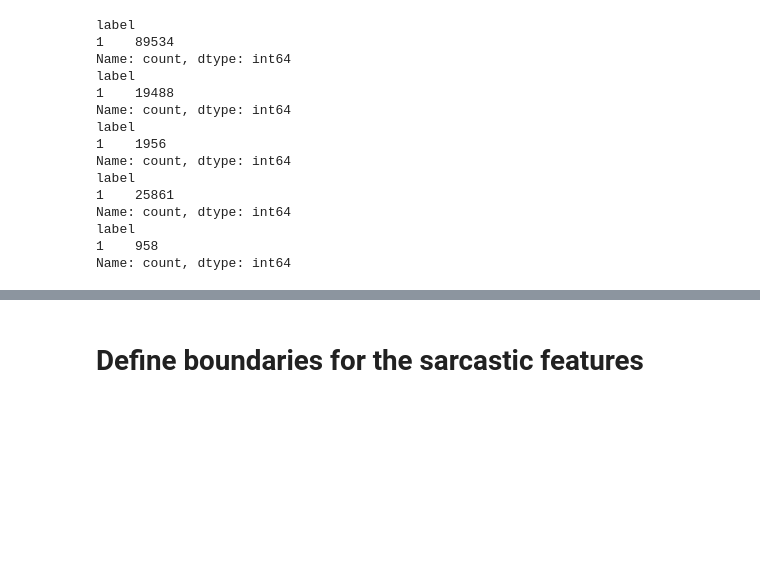
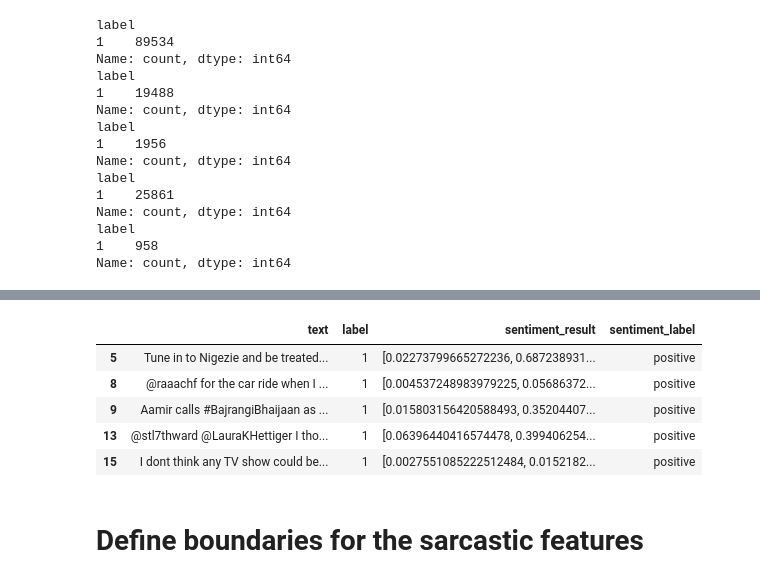
Before and after one commit to sba22224/Capstone_SBA22224, a Jupyter notebook: Code_Notebooks/Sarcasm Detection Model.ipynb, the cells around one changed output, grey strips where cells are left out. Cells and saved outputs as stored; diff of their text form; code cells hidden in the pictures; blank space fills up the shorter version.

```diff
--- a/Code_Notebooks/Sarcasm Detection Model.ipynb
+++ b/Code_Notebooks/Sarcasm Detection Model.ipynb
@@ -1085,24 +1149,16 @@ add3_neg = df_add3_sarc[(df_add3_sarc['sentiment_label'] == 'negative')]
 
 add4_pos = df_add4_sarc[(df_add4_sarc['sentiment_label'] == 'positive')]
 add4_neg = df_add4_sarc[(df_add4_sarc['sentiment_label'] == 'negative')]
-# %%
-#Drop unnecessary columns
-classification_cols = ['text', 'label']
-
-add_pos = add_pos[classification_cols]
-add_neg = add_neg[classification_cols]
-
-add1_pos = add1_pos[classification_cols]
-add1_neg = add1_neg[classification_cols]
-
-add2_pos = add2_pos[classification_cols]
-add2_neg = add2_neg[classification_cols]
-
-add3_pos = add3_pos[classification_cols]
-add3_neg = add3_neg[classification_cols]
-
-add4_pos = add4_pos[classification_cols]
-add4_neg = add4_neg[classification_cols]
+# %%
+#Check df
+add_pos.head()
+# %% [output]
+|  | text | label | sentiment_result | sentiment_label |
+| 5 | Tune in to Nigezie and be treated... | 1 | [0.02273799665272236, 0.687238931... | positive |
+| 8 | @raaachf for the car ride when I ... | 1 | [0.004537248983979225, 0.05686372... | positive |
+| 9 | Aamir calls #BajrangiBhaijaan as ... | 1 | [0.015803156420588493, 0.35204407... | positive |
+| 13 | @stl7thward @LauraKHettiger I tho... | 1 | [0.06396440416574478, 0.399406254... | positive |
+| 15 | I dont think any TV show could be... | 1 | [0.0027551085222512484, 0.0152182... | positive |
 # %% [markdown]
 # Define boundaries for the sarcastic features
 # %%
```
Also changed, not shown: parts of 59 cells of this notebook.
